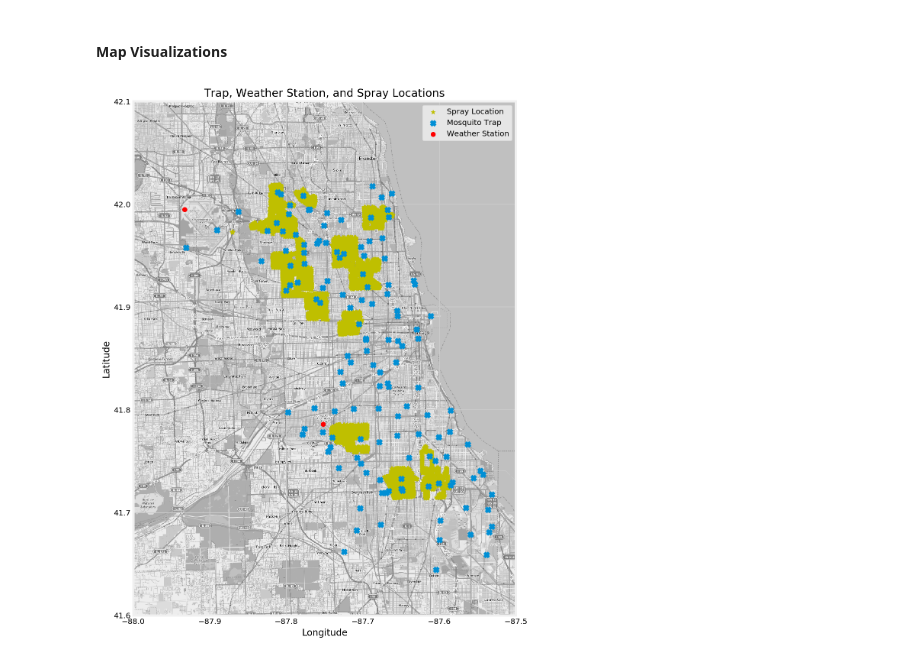
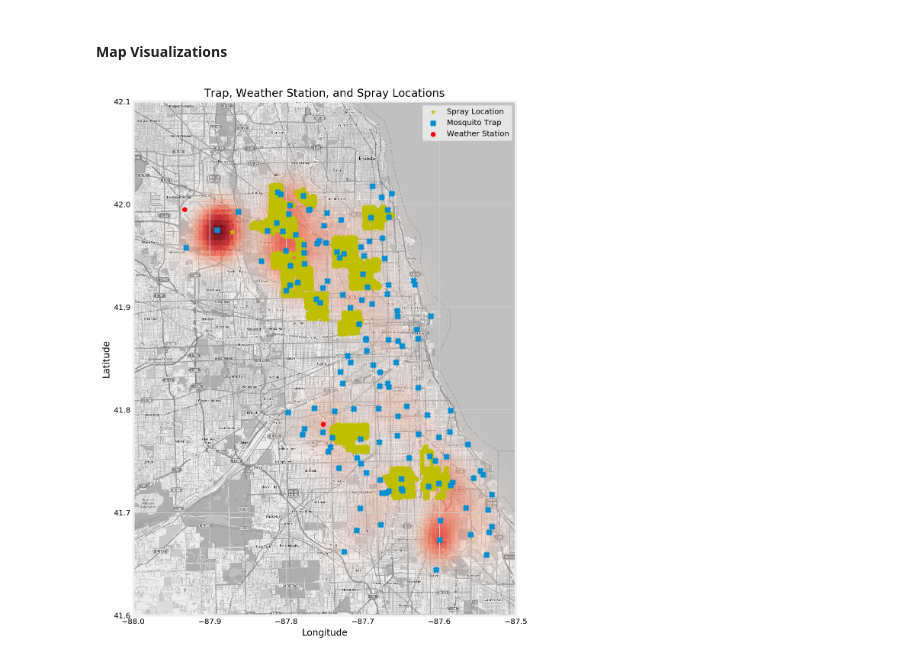
Before and after one commit to jphampton/west-nile, a Jupyter notebook: EDA.ipynb, the cells around one changed output. Drawn from its saved outputs; the diff is of its cells as text; code cells hidden in the pictures.

```diff
--- a/EDA.ipynb
+++ b/EDA.ipynb
@@ -147,27 +148,43 @@ mapdata = np.loadtxt("assets/input/mapdata_copyright_openstreetmap_contributors.
 # %%
 # Map trap, weather station, and spray locations
 fig = plt.figure(figsize = (8,13))
 
 # Show map in desired lat, long range
 plt.imshow(mapdata, cmap = plt.get_cmap('gray'), extent = (-88, -87.5, 41.6, 42.1),
            aspect = mapdata.shape[0] * 1.0 / mapdata.shape[1])
 
 # Scatter plot for spray locations (removing outliers far away from the rest of the traps)
 spray_loc = spray[['Longitude', 'Latitude']].drop_duplicates()
 spray_loc = spray_loc[spray_loc['Latitude'] < 42.3].values
 plt.scatter(spray_loc[:,0], spray_loc[:,1], marker = '*', color = 'y', label = "Spray Location")
 
 # Scatter plot for trap locations
 traps = train[['Longitude', 'Latitude']].drop_duplicates().values
 plt.scatter(traps[:,0], traps[:,1], marker='x', label = "Mosquito Trap")
 
 # Scatter plot for weather station locations
 plt.scatter(x = [-87.933, -87.752], y = [41.995, 41.786], marker = 'o', c = 'r', label = 'Weather Station')
 
+# Plot a density map of West Nile Virus sighting
+alphas = plt.cm.Reds
+alphas._init()
+alphas._lut[:-3, -1] = abs(np.logspace(0,1,alphas.N) / 10 - 1)[::-1]
+virus_locs = train[['Longitude','Latitude']][train['WnvPresent'] == 1]
+kern = KernelDensity(bandwidth = 0.02)
+kern.fit(virus_locs.values)
+xv, yv = np.meshgrid(np.linspace(-88, -87.5, 100), np.linspace(41.6, 42.1, 100))
+gridpoints = np.array([xv.ravel(), yv.ravel()]).T
+zv = np.exp(kern.score_samples(gridpoints).reshape(100,100))
+plt.imshow(zv,
+           origin = 'lower',
+          cmap = alphas,
+          extent = (-88, -87.5, 41.6, 42.1),
+          aspect = mapdata.shape[0]*1.0/mapdata.shape[1])
+
 # Labels
 plt.xlabel('Longitude')
 plt.ylabel('Latitude')
 plt.title('Trap, Weather Station, and Spray Locations')
 plt.legend();
 # %% [output]
-[figure, old version]
+[figure, new version]
```
Also changed, not shown: parts of 1 cell of this notebook, 1 other file.
